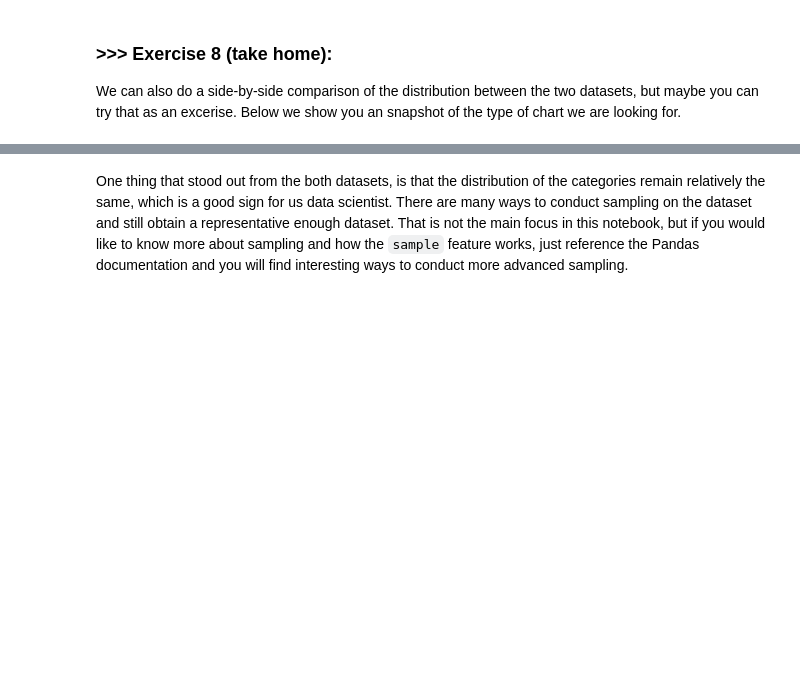
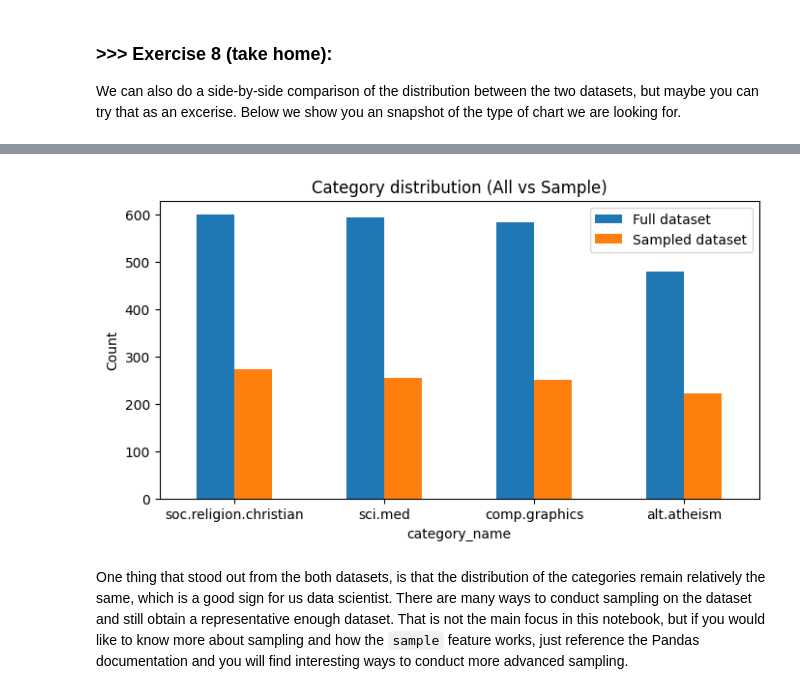
Before and after one commit to LukaChien/DM2025-Lab1-Exercise, a Jupyter notebook: DM2025-Lab1-Master.ipynb, the cells around one changed output, grey strips where cells are left out. Cells and saved outputs as stored; diff of their text form; code cells hidden in the pictures; blank space fills up the shorter version.

```diff
--- a/DM2025-Lab1-Master.ipynb
+++ b/DM2025-Lab1-Master.ipynb
@@ -776,3 +1016,26 @@ We can also do a side-by-side comparison of the distribution between the two dat
+# %%
+# Answer here
+import pandas as pd
+
+counts_full = X['category_name'].value_counts()
+counts_sample = X_sample['category_name'].value_counts()
+
+# 合併成一個 DataFrame (方便畫圖)
+df_compare = pd.DataFrame({
+    'Full dataset': counts_full,
+    'Sampled dataset': counts_sample
+}).fillna(0)                         # 避免某些類別缺失
+
+df_compare.plot(
+    kind='bar',
+    title='Category distribution (All vs Sample)',
+    rot=0, figsize=(8,4)
+)
+
+plt.ylabel('Count')
+plt.show()
+# %% [output]
+[figure, added]
 # %% [markdown]
 One thing that stood out from the both datasets, is that the distribution of the categories remain relatively the same, which is a good sign for us data scientist. There are many ways to conduct sampling on the dataset and still obtain a representative enough dataset. That is not the main focus in this notebook, but if you would like to know more about sampling and how the `sample` feature works, just reference the Pandas documentation and you will find interesting ways to conduct more advanced sampling.
 # %% [markdown]
```
Also changed, not shown: parts of 60 cells of this notebook, 1 other file.
